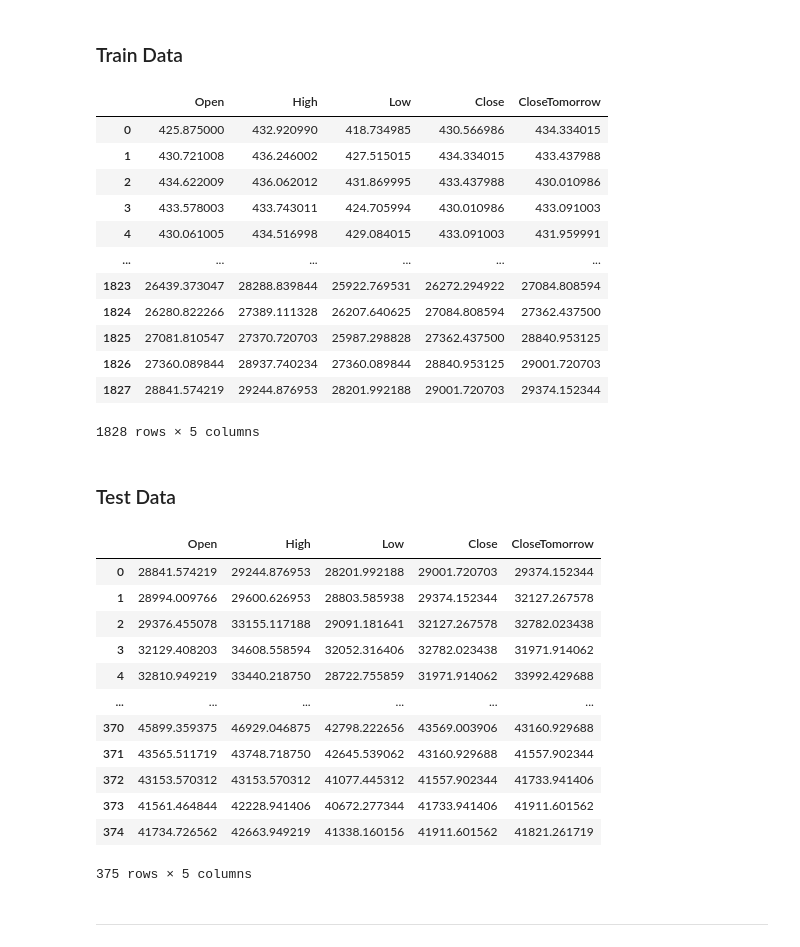
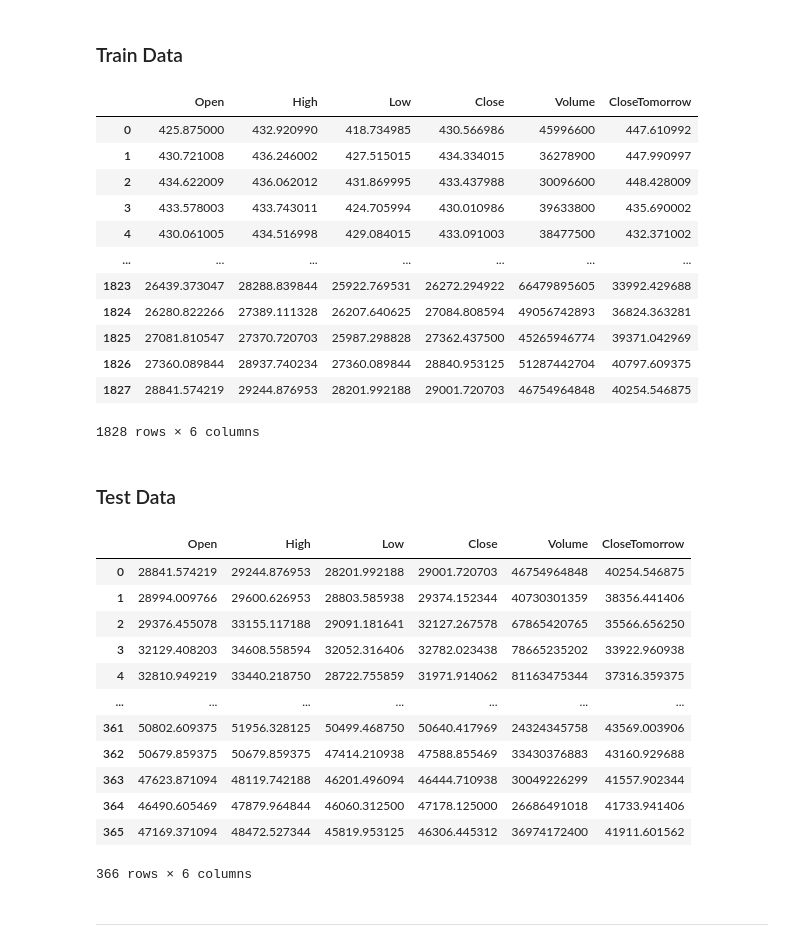
Before and after one commit to qraxiss/learning-data-science, a Jupyter notebook: machine-learning/Models/Multi Regression.ipynb, the cells around one changed output. Cells and saved outputs as stored; diff of their text form; code cells hidden in the pictures.

```diff
--- a/machine-learning/Models/Multi Regression.ipynb
+++ b/machine-learning/Models/Multi Regression.ipynb
@@ -12,62 +12,66 @@ ___
 # %%
 btc = yf.Ticker("BTC-USD")
 
 startDate = dt.datetime(2016,1,1)
 endDate = dt.datetime(2021,1,1)
-btcTrain = btc.history(start=startDate, end=endDate).drop(["Dividends", "Stock Splits", "Volume"], axis = 1)
+btcTrain = btc.history(start=startDate, end=endDate).drop(["Dividends","Stock Splits"], axis = 1)
 btcTrain=btcTrain.set_index(np.arange(btcTrain.shape[0]))
 
-startDate = dt.datetime(2016,1,2)
-endDate = dt.datetime(2021,1,2)
+startDate = dt.datetime(2016,1,10)
+endDate = dt.datetime(2021,1,10)
 btcTomorrowTrain = btc.history(start=startDate, end=endDate).drop(["Dividends","Stock Splits","Volume","High","Low","Open"], axis = 1)
 btcTomorrowTrain=btcTomorrowTrain.set_index(np.arange(btcTomorrowTrain.shape[0]))
 
 btcTrain["CloseTomorrow"] = btcTomorrowTrain["Close"]
 btcTrain
 # %% [output]
-|  | Open | High | Low | Close | CloseTomorrow |
-| 0 | 425.875000 | 432.920990 | 418.734985 | 430.566986 | 434.334015 |
-| 1 | 430.721008 | 436.246002 | 427.515015 | 434.334015 | 433.437988 |
-| 2 | 434.622009 | 436.062012 | 431.869995 | 433.437988 | 430.010986 |
-| 3 | 433.578003 | 433.743011 | 424.705994 | 430.010986 | 433.091003 |
-| 4 | 430.061005 | 434.516998 | 429.084015 | 433.091003 | 431.959991 |
-| ... | ... | ... | ... | ... | ... |
-| 1823 | 26439.373047 | 28288.839844 | 25922.769531 | 26272.294922 | 27084.808594 |
-| 1824 | 26280.822266 | 27389.111328 | 26207.640625 | 27084.808594 | 27362.437500 |
-| 1825 | 27081.810547 | 27370.720703 | 25987.298828 | 27362.437500 | 28840.953125 |
-| 1826 | 27360.089844 | 28937.740234 | 27360.089844 | 28840.953125 | 29001.720703 |
-| 1827 | 28841.574219 | 29244.876953 | 28201.992188 | 29001.720703 | 29374.152344 |
+|  | Open | High | Low | Close | Volume | CloseTomorrow |
+| 0 | 425.875000 | 432.920990 | 418.734985 | 430.566986 | 45996600 | 447.610992 |
+| 1 | 430.721008 | 436.246002 | 427.515015 | 434.334015 | 36278900 | 447.990997 |
+| 2 | 434.622009 | 436.062012 | 431.869995 | 433.437988 | 30096600 | 448.428009 |
+| 3 | 433.578003 | 433.743011 | 424.705994 | 430.010986 | 39633800 | 435.690002 |
+| 4 | 430.061005 | 434.516998 | 429.084015 | 433.091003 | 38477500 | 432.371002 |
+| ... | ... | ... | ... | ... | ... | ... |
+| 1823 | 26439.373047 | 28288.839844 | 25922.769531 | 26272.294922 | 66479895605 | 33992.429688 |
+| 1824 | 26280.822266 | 27389.111328 | 26207.640625 | 27084.808594 | 49056742893 | 36824.363281 |
+| 1825 | 27081.810547 | 27370.720703 | 25987.298828 | 27362.437500 | 45265946774 | 39371.042969 |
+| 1826 | 27360.089844 | 28937.740234 | 27360.089844 | 28840.953125 | 51287442704 | 40797.609375 |
+| 1827 | 28841.574219 | 29244.876953 | 28201.992188 | 29001.720703 | 46754964848 | 40254.546875 |
-1828 rows × 5 columns
+1828 rows × 6 columns
 # %% [markdown]
 ### Test Data
 # %%
 startDate = dt.datetime(2021,1,1)
-endDate = dt.datetime(2022,1,10)
-btcTest = btc.history(start=startDate, end=endDate).drop(["Dividends", "Stock Splits", "Volume"], axis = 1)
+endDate = dt.datetime(2022,1,1)
+btcTest = btc.history(start=startDate, end=endDate).drop(["Dividends","Stock Splits"], axis = 1)
 btcTest=btcTest.set_index(np.arange(btcTest.shape[0]))
 
 
-startDate = dt.datetime(2021,1,2)
-endDate = dt.datetime(2022,1,11)
+startDate = dt.datetime(2021,1,10)
+endDate = dt.datetime(2022,1,10)
 btcTomorrowTest = btc.history(start=startDate, end=endDate).drop(["Dividends","Stock Splits","Volume","High","Low","Open"], axis = 1)
 btcTomorrowTest=btcTomorrowTest.set_index(np.arange(btcTomorrowTest.shape[0]))
 
 btcTest["CloseTomorrow"] = btcTomorrowTest["Close"]
+startDate = dt.datetime(2021,1,1)
+endDate = dt.datetime(2022,1,1)
+history = btc.history(start=startDate, end=endDate)
+
 btcTest
 # %% [output]
-|  | Open | High | Low | Close | CloseTomorrow |
-| 0 | 28841.574219 | 29244.876953 | 28201.992188 | 29001.720703 | 29374.152344 |
-| 1 | 28994.009766 | 29600.626953 | 28803.585938 | 29374.152344 | 32127.267578 |
-| 2 | 29376.455078 | 33155.117188 | 29091.181641 | 32127.267578 | 32782.023438 |
-| 3 | 32129.408203 | 34608.558594 | 32052.316406 | 32782.023438 | 31971.914062 |
-| 4 | 32810.949219 | 33440.218750 | 28722.755859 | 31971.914062 | 33992.429688 |
-| ... | ... | ... | ... | ... | ... |
-| 370 | 45899.359375 | 46929.046875 | 42798.222656 | 43569.003906 | 43160.929688 |
-| 371 | 43565.511719 | 43748.718750 | 42645.539062 | 43160.929688 | 41557.902344 |
-| 372 | 43153.570312 | 43153.570312 | 41077.445312 | 41557.902344 | 41733.941406 |
-| 373 | 41561.464844 | 42228.941406 | 40672.277344 | 41733.941406 | 41911.601562 |
-| 374 | 41734.726562 | 42663.949219 | 41338.160156 | 41911.601562 | 41821.261719 |
+|  | Open | High | Low | Close | Volume | CloseTomorrow |
+| 0 | 28841.574219 | 29244.876953 | 28201.992188 | 29001.720703 | 46754964848 | 40254.546875 |
+| 1 | 28994.009766 | 29600.626953 | 28803.585938 | 29374.152344 | 40730301359 | 38356.441406 |
+| 2 | 29376.455078 | 33155.117188 | 29091.181641 | 32127.267578 | 67865420765 | 35566.656250 |
+| 3 | 32129.408203 | 34608.558594 | 32052.316406 | 32782.023438 | 78665235202 | 33922.960938 |
+| 4 | 32810.949219 | 33440.218750 | 28722.755859 | 31971.914062 | 81163475344 | 37316.359375 |
+| ... | ... | ... | ... | ... | ... | ... |
+| 361 | 50802.609375 | 51956.328125 | 50499.468750 | 50640.417969 | 24324345758 | 43569.003906 |
+| 362 | 50679.859375 | 50679.859375 | 47414.210938 | 47588.855469 | 33430376883 | 43160.929688 |
+| 363 | 47623.871094 | 48119.742188 | 46201.496094 | 46444.710938 | 30049226299 | 41557.902344 |
+| 364 | 46490.605469 | 47879.964844 | 46060.312500 | 47178.125000 | 26686491018 | 41733.941406 |
+| 365 | 47169.371094 | 48472.527344 | 45819.953125 | 46306.445312 | 36974172400 | 41911.601562 |
-375 rows × 5 columns
+366 rows × 6 columns
 # %% [markdown]
 ____
 # %% [markdown]
```
Also changed, not shown: parts of 6 cells of this notebook, 2 other files.
